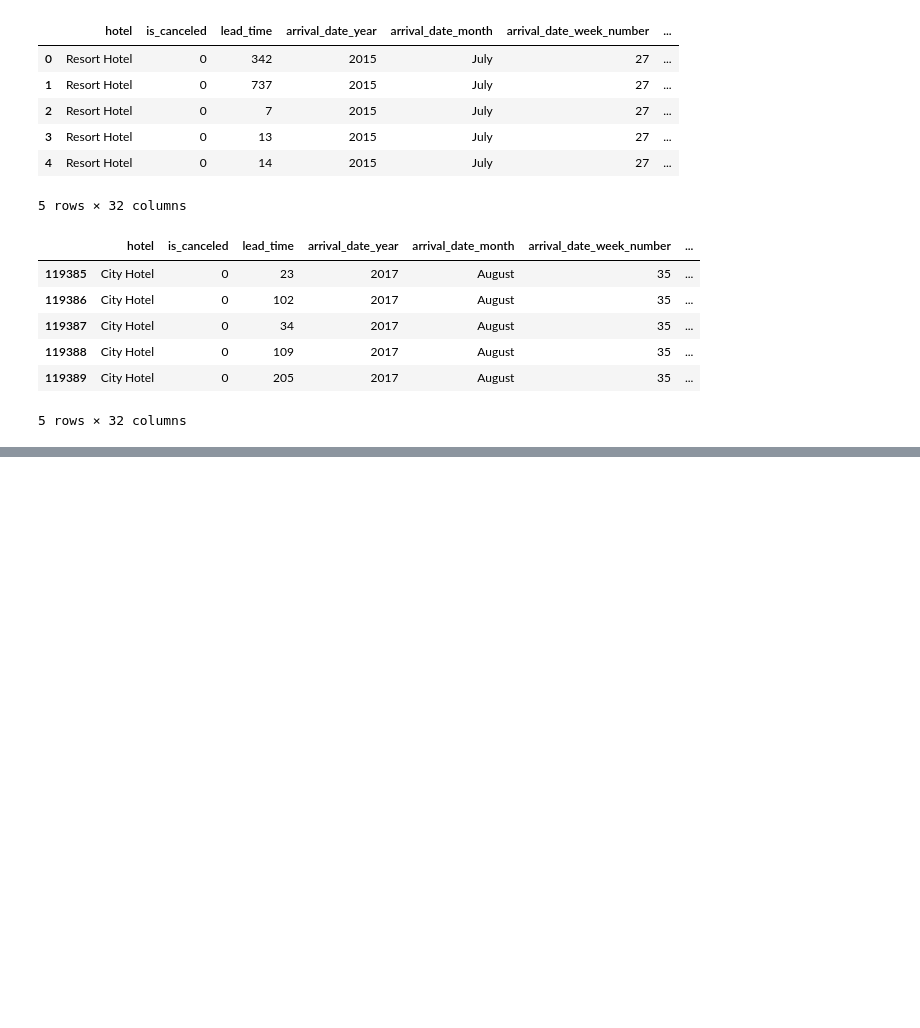
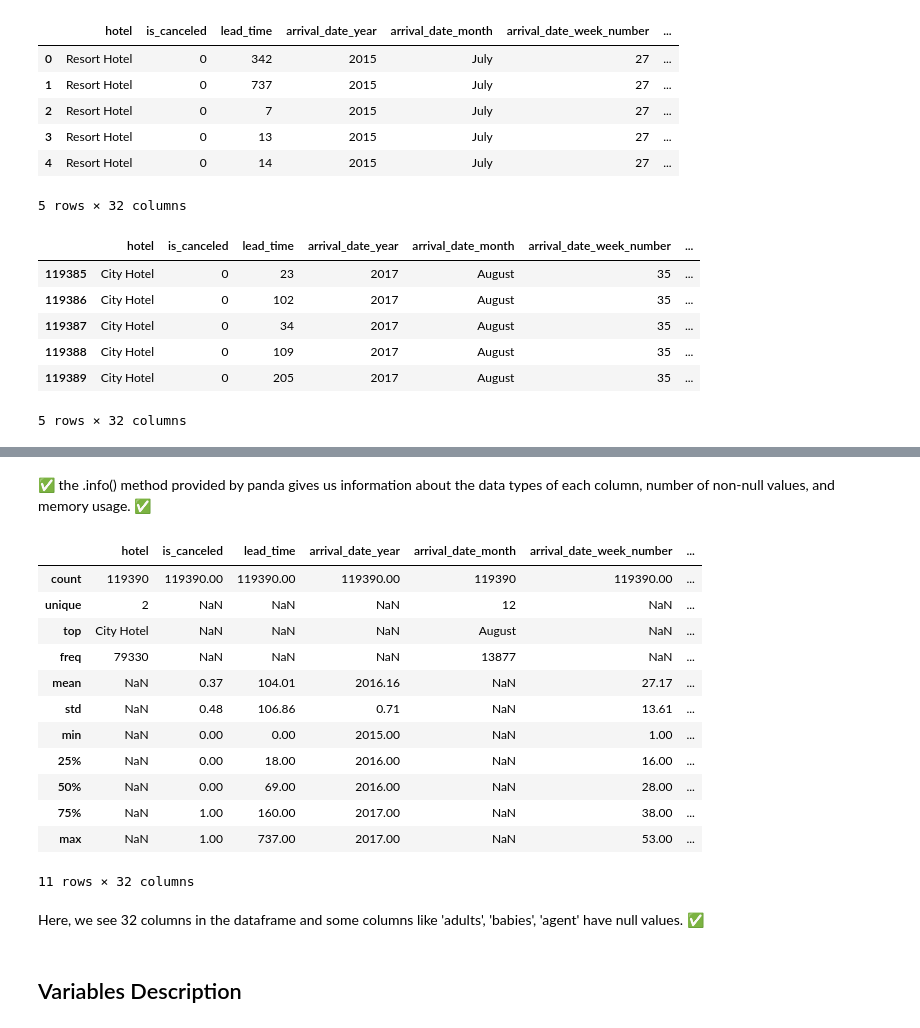
Before and after one commit to ish-war/Hotel-Booking-Analysis, a Jupyter notebook: Hotel_Booking_Analysis.ipynb, the cells around one changed output, grey strips where cells are left out. Saved outputs shown, nothing was run; the diff lists cells and outputs as text; code cells hidden in the pictures; blank space fills up the shorter version.

```diff
--- a/Hotel_Booking_Analysis.ipynb
+++ b/Hotel_Booking_Analysis.ipynb
@@ -61,0 +88,24 @@ df.tail()
+# %% [markdown]
+✅ the .info() method provided by panda gives us information about the data types of each column, number of non-null values, and memory usage. ✅
+# %%
+# Investigating the summary statistics to understand the data's distribution.
+# here we are rounding the decimal value at 2 for better understanding
+df.describe(include = 'all').round(2)
+# %% [output]
+|  | hotel | is_canceled | lead_time | arrival_date_year | arrival_date_month | arrival_date_week_number | ... |
+| count | 119390 | 119390.00 | 119390.00 | 119390.00 | 119390 | 119390.00 | ... |
+| unique | 2 | NaN | NaN | NaN | 12 | NaN | ... |
+| top | City Hotel | NaN | NaN | NaN | August | NaN | ... |
+| freq | 79330 | NaN | NaN | NaN | 13877 | NaN | ... |
+| mean | NaN | 0.37 | 104.01 | 2016.16 | NaN | 27.17 | ... |
+| std | NaN | 0.48 | 106.86 | 0.71 | NaN | 13.61 | ... |
+| min | NaN | 0.00 | 0.00 | 2015.00 | NaN | 1.00 | ... |
+| 25% | NaN | 0.00 | 18.00 | 2016.00 | NaN | 16.00 | ... |
+| 50% | NaN | 0.00 | 69.00 | 2016.00 | NaN | 28.00 | ... |
+| 75% | NaN | 1.00 | 160.00 | 2017.00 | NaN | 38.00 | ... |
+| max | NaN | 1.00 | 737.00 | 2017.00 | NaN | 53.00 | ... |
+11 rows × 32 columns
+# %% [markdown]
+Here, we see 32 columns in the dataframe and some columns like 'adults', 'babies', 'agent' have null values. ✅
+# %% [markdown]
+## Variables Description
```
Also changed, not shown: parts of 5 cells of this notebook.
